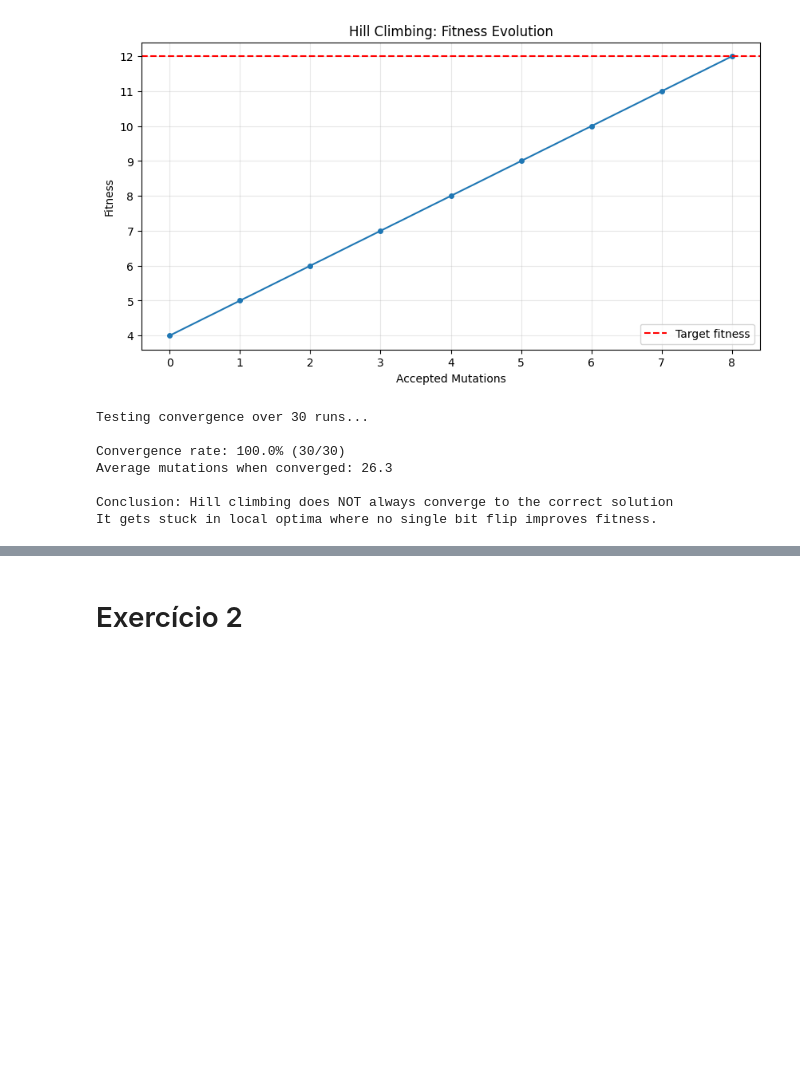
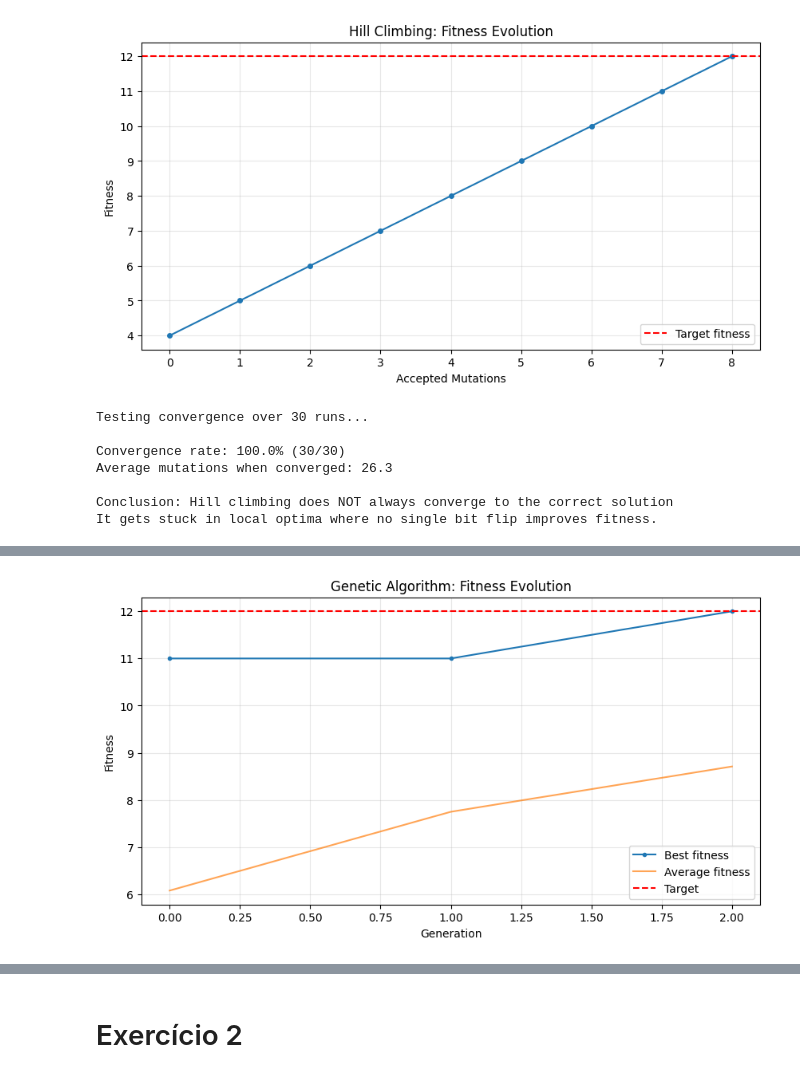
Before and after one commit to AlexRode/IAA, a Jupyter notebook: Search.ipynb, the cells around one changed output, grey strips where cells are left out. Saved outputs shown, nothing was run; the diff lists cells and outputs as text; code cells hidden in the pictures; blank space fills up the shorter version.

```diff
--- a/Search.ipynb
+++ b/Search.ipynb
@@ -297,0 +300,93 @@ It gets stuck in local optima where no single bit flip improves fitness.
+# %%
+def genetic_algorithm_mutation(target, pop_size=100, generations=100, elite_ratio=0.3):
+    """
+    Genetic algorithm using selection and mutation.
+    - Keep top 30% as elite
+    - Generate remaining 70% by mutating elite
+    """
+    size = len(target) # definir número de bits
+    n_elite = int(pop_size * elite_ratio) # selecionar os melhores 30%
+
+    # inicializar a população
+    population = [generate_pattern(size) for _ in range(pop_size)]
+
+    # guardar o histórico relativo aos melhores e à média fitness
+    best_fitness_history = []
+    avg_fitness_history = []
+    generation = 0
+    stagnation = 0
+    prev_best = 0
+
+    while generation < generations: # repetir até atingir o número máximo de gerações (ou estagnar)
+        # avaliar cada indivíduo com a função fitness (quantos bits certos)
+        fitnesses = [fitness(ind, target) for ind in population]
+
+        # adicionar ao histórico os valores
+        best_fitness = max(fitnesses)
+        avg_fitness = np.mean(fitnesses)
+
+        best_fitness_history.append(best_fitness)
+        avg_fitness_history.append(avg_fitness)
+
+        # confirmar se existe uma solução
+        if best_fitness == size:
+            return population[np.argmax(fitnesses)], generation, True, best_fitness_history, avg_fitness_history
+
+        # verificar se estagnou
+        if best_fitness == prev_best:
+            stagnation += 1
+            if stagnation >= 20:  # parar se não houver uma melhoria nas últimas 20 gerações
+                break
+        else:
+            stagnation = 0
+            prev_best = best_fitness
+
+        # seleção dos melhores indivíduos
+        sorted_indices = np.argsort(fitnesses)[::-1]
+        elite = [population[i] for i in sorted_indices[:n_elite]]
+
+        # criar uma nova população
+        new_population = elite.copy()  # 30% elite
+
+        # 70% por mutação de um dos indivíduos de elite
+        while len(new_population) < pop_size:
+            parent = elite[np.random.randint(n_elite)]
+            offspring = mutate(parent)
+            new_population.append(offspring)
+
+        population = new_population
+        generation += 1
+
+    # avaliação final
+    fitnesses = [fitness(ind, target) for ind in population]
+    best_idx = np.argmax(fitnesses)
+
+    return population[best_idx], generation, False, best_fitness_history, avg_fitness_history
+
+# testar algoritmo genético
+print("Genetic Algorithm with Selection and Mutation\n")
+np.random.seed(42)
+target = generate_pattern(working_size)
+
+print(f"Target: {target}")
+print(f"Population size: 100, Elite: 30%, Max generations: 100\n")
+
+solution, gens, converged, best_hist, avg_hist = genetic_algorithm_mutation(target, generations=100)
+
+print(f"Result:     {solution}")
+print(f"Fitness:    {fitness(solution, target)}/{len(target)}")
+print(f"Generations: {gens}")
+print(f"Converged:  {'Yes' if converged else 'No'}")
+
+# plot
+plt.figure(figsize=(10, 5))
+plt.plot(best_hist, label='Best fitness', marker='o', markersize=3)
+plt.plot(avg_hist, label='Average fitness', alpha=0.7)
+plt.axhline(y=len(target), color='r', linestyle='--', label='Target')
+plt.xlabel('Generation')
+plt.ylabel('Fitness')
+plt.title('Genetic Algorithm: Fitness Evolution')
+plt.legend()
+plt.grid(alpha=0.3)
+plt.show()
+# %% [output]
@@ -297,0 +402 @@ It gets stuck in local optima where no single bit flip improves fitness.
+[figure, added]
```
Also changed, not shown: parts of 8 cells of this notebook.
